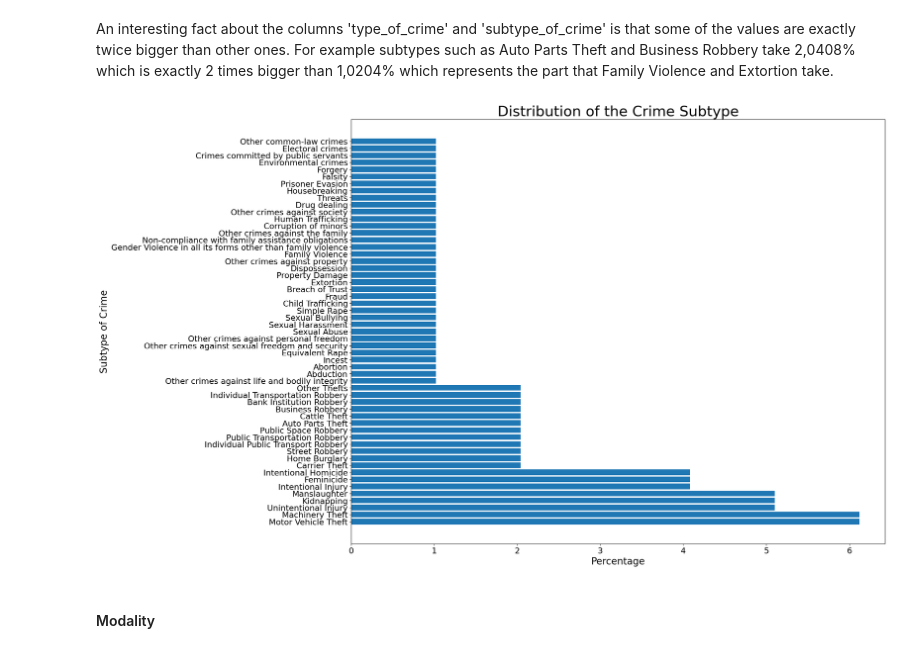
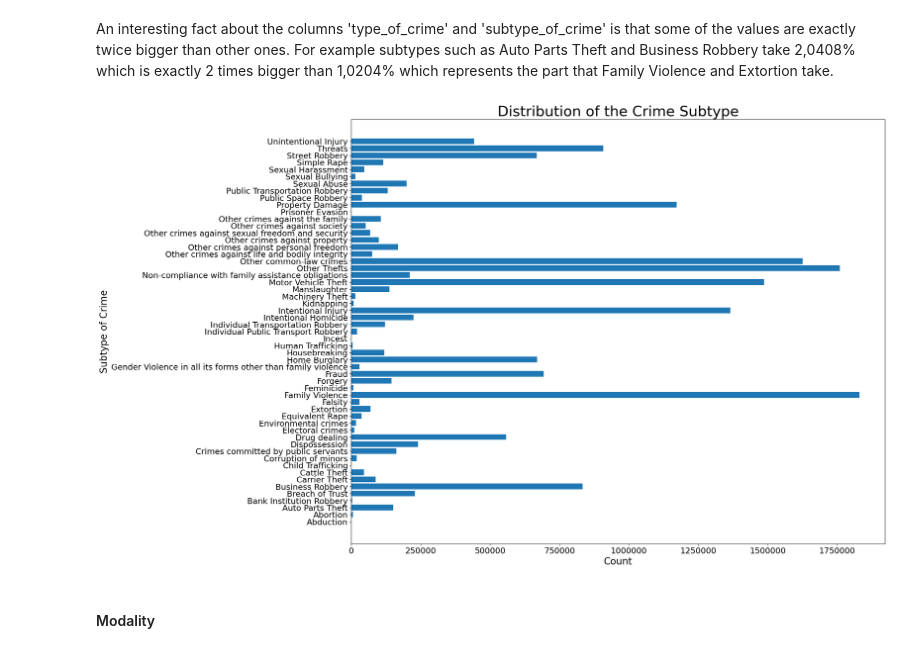
Before and after one commit to AI-Machine-Learning-Upskill-Programme/Data-Science, a Jupyter notebook: Data Science Course/PROJECT/Mexico Crime Exploration.ipynb, the cells around one changed output. Cells and saved outputs as stored; diff of their text form; code cells hidden in the pictures.

```diff
--- a/Data Science Course/PROJECT/Mexico Crime Exploration.ipynb
+++ b/Data Science Course/PROJECT/Mexico Crime Exploration.ipynb
@@ -113,13 +114,17 @@ There are no NaN values.
 Now let's look at the variables one by one and see what can be done for optimization
 # %%
 # Function for bar chart visualization
-def create_bar_chart(title, values, y_label, x_fig_size, y_fig_size, title_fontsize, ticks_fontsize, label_fontsize):
+def create_bar_chart(title, first_value, second_value, y_label, x_fig_size, y_fig_size, title_fontsize, ticks_fontsize, label_fontsize):
     plt.figure(figsize = (x_fig_size, y_fig_size))
     plt.xticks(fontsize = ticks_fontsize)
     plt.yticks(fontsize = ticks_fontsize)
     plt.title(title, fontsize = title_fontsize)
-    plt.barh(values.index, values.values * 100)
-    plt.xlabel("Percentage", fontsize = label_fontsize)
+    plt.barh(first_value, second_value)
+    ax = plt.gca()
+    ax.xaxis.set_major_formatter(ScalarFormatter())
+    ax.xaxis.get_major_formatter().set_scientific(False)
+    ax.xaxis.get_major_formatter().set_useOffset(False)
+    plt.xlabel("Count", fontsize = label_fontsize)
     plt.ylabel(y_label, fontsize = label_fontsize)
     plt.show()
 # %% [markdown]
@@ -334,6 +330,6 @@ crime_data["subtype_of_crime"].nunique()
 # %% [output]
 55
 # %%
-crime_subtype_value_counts = crime_data["subtype_of_crime"].value_counts(dropna = False, normalize = True)
-crime_subtype_value_counts
+crime_data_subtype_groups = crime_data.groupby("subtype_of_crime")["count"].sum().reset_index()
+crime_data_subtype_groups
 # %% [output]
@@ -358,9 +354,9 @@ Name: proportion, dtype: float64
 An interesting fact about the columns 'type_of_crime' and 'subtype_of_crime' is that some of the values are exactly twice bigger than other ones.
 For example subtypes such as Auto Parts Theft and Business Robbery take 2,0408% which is exactly 2 times bigger than 1,0204% which represents the part that Family Violence and Extortion take.
 # %%
-create_bar_chart("Distribution of the Crime Subtype", crime_subtype_value_counts, "Subtype of Crime", 20, 16, 30, 17, 20)
+create_bar_chart("Distribution of the Crime Subtype", crime_data_subtype_groups["subtype_of_crime"], crime_data_subtype_groups["count"], "Subtype of Crime", 20, 16, 30, 17, 20)
 # %% [output]
-[figure, old version]
+[figure, new version]
 # %%
 # This feature can be converted to type 'category' as well.
 crime_data["subtype_of_crime"] = crime_data["subtype_of_crime"].astype("category")
```
Also changed, not shown: parts of 20 cells of this notebook, 15 other files.
